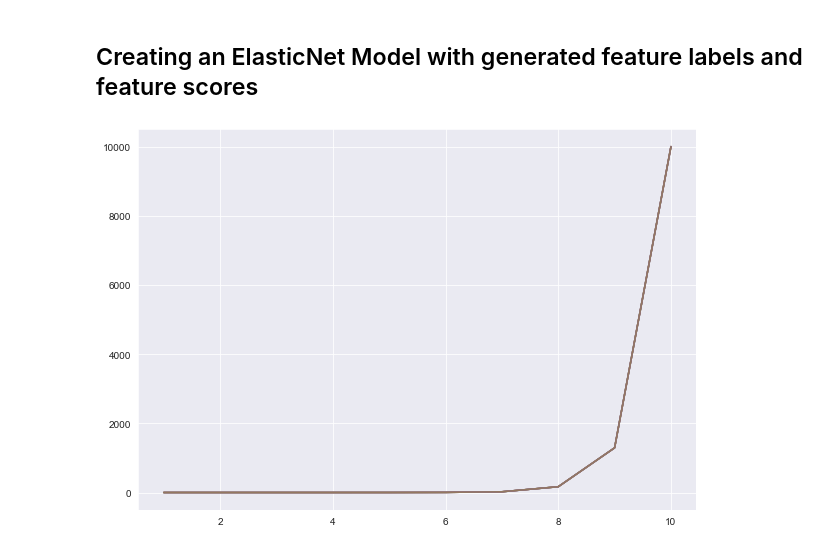
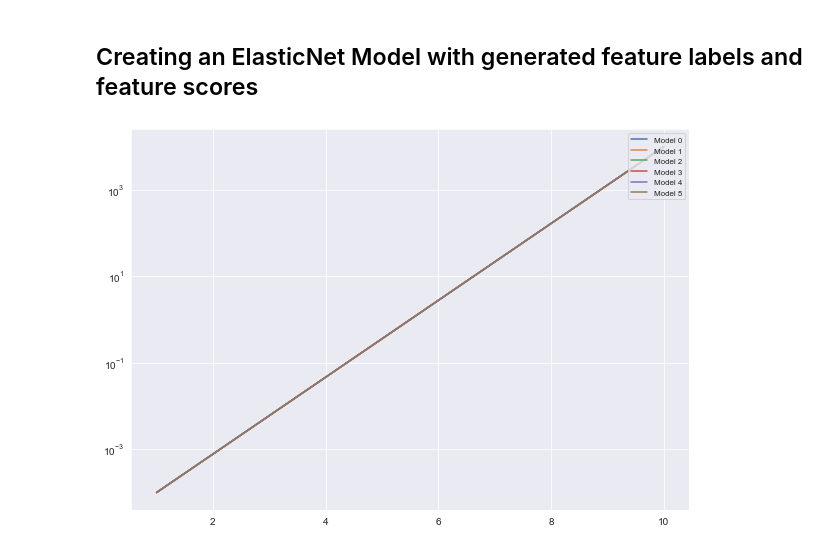
Before and after one commit to axiomcura/simulated_data_test, a Jupyter notebook: practice/simulate_practice_2.ipynb, the cells around one changed output. Drawn from its saved outputs; the diff is of its cells as text; code cells hidden in the pictures.

```diff
--- a/practice/simulate_practice_2.ipynb
+++ b/practice/simulate_practice_2.ipynb
@@ -20,7 +20,7 @@ warnings.filterwarnings("ignore")
 ## Simulating data and label graph
 # %%
 # simulate data
-X, y, info_dict = simulate_ll(n=100, p=20, uncorr_frac=0.1, num_groups=5)
+X, y, info_dict = simulate_ll(n=1000, p=20, uncorr_frac=0.1, num_groups=5)
 
 # plotting labels
 ax = plt.subplot()
@@ -60,7 +60,7 @@ for random_state in random_states_val:
 	# internal labled results
 	scores = defaultdict(None)
 
-	X_train, X_test, y_train, y_test = train_test_split(X, y, test_size=0.33, random_state=random_state)
+	X_train, X_test, y_train, y_test = train_test_split(X, y, test_size=0.20, random_state=random_state)
 
 	# training the model with provided randomness
 	model_cv = LogisticRegressionCV(cv=3, penalty="elasticnet", solver="saga", l1_ratios=l1_ratios).fit(X_train, y_train)
@@ -73,33 +73,37 @@ for random_state in random_states_val:
 	# compiling scores
 	scores["Elastic_model"] = model_cv
 	scores["l1_ratio"] = model_cv.l1_ratio_[0]
-	scores["Cs_score"] = np.round(model_cv.Cs_, 3)
+	scores["Cs_score"] = model_cv.Cs_
 	scores["AUPR_score"] = round(aupr_score, 3)
 	scores["AUROC_score"] = round(auroc_score, 3)
 
 	# storing into main
 	labled_best_models["random_state {}".format(random_state)] = scores
 # %%
-def multi_line_plot(x, ys):
+def multi_line_plot(x, ys, y_scale=None):
 	""" plots multi lines with nested arrays"""
 	fig = plt.figure(figsize=(10, 7))
 	colors = plt.rcParams['axes.prop_cycle'].by_key()['color'] # get the default color cycle
 
 	for indx, y in enumerate(ys):
-		# creating subplot
+		lable_name = "Model {}".format(indx)
+  		# creating subplot
 		ax = plt.subplot()
 
+		if y_scale == "log":
+			ax.set_yscale(y_scale)
+
 		# setting data plot
-		ax.set_title("Model {}".format(indx))
-		ax.plot(x, y)
+		ax.plot(x, y, label=lable_name, color=colors[indx])
+		ax.legend(loc="upper right", prop={'size' : 8})
 # %%
 # preprocessing data
 cs_scores = []
 for model_name, model_data in labled_best_models.items():
 	cs_score = model_data["Cs_score"]
-	cs_scores.append(cs_score.tolist())
+	cs_scores.append(cs_score)
 # %%
 x_indx = [i+1 for i in range(len(cs_scores[0]))]
-multi_line_plot(x_indx, cs_scores)
+multi_line_plot(x_indx, cs_scores, y_scale="log")
 # %% [output]
-[figure, old version]
+[figure, new version]
```
Also changed, not shown: parts of 1 cell of this notebook.
